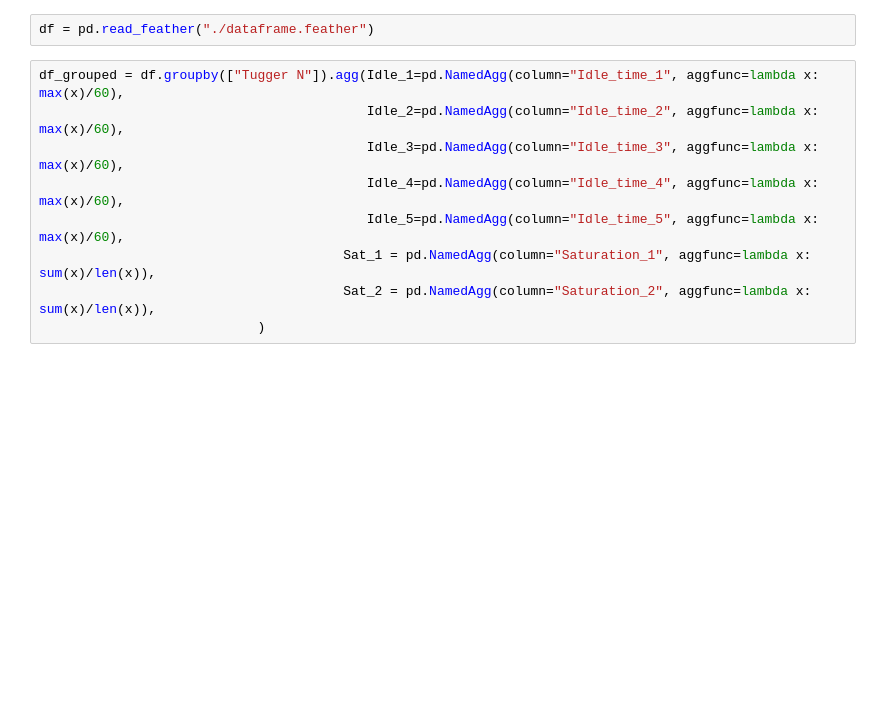
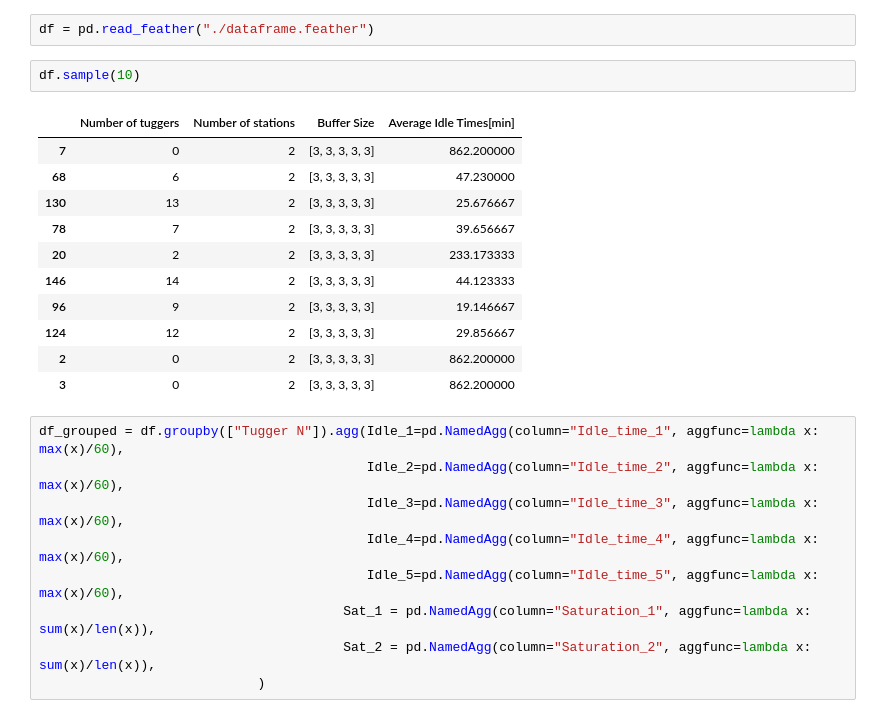
Before and after one commit to MatteoMascheroni1/AdvanceModelingForOperationProject, a Jupyter notebook: code/new code/output/simulation_analysis.ipynb, the cells around one changed output. Saved outputs shown, nothing was run; the diff lists cells and outputs as text; blank space fills up the shorter version.

```diff
--- a/code/new code/output/simulation_analysis.ipynb
+++ b/code/new code/output/simulation_analysis.ipynb
@@ -5,6 +7,20 @@ import matplotlib.pyplot as plt
 df = pd.read_csv("./dataframe.csv")
 # %%
 df = pd.read_feather("./dataframe.feather")
+# %%
+df.sample(10)
+# %% [output]
+|  | Number of tuggers | Number of stations | Buffer Size | Average Idle Times[min] |
+| 7 | 0 | 2 | [3, 3, 3, 3, 3] | 862.200000 |
+| 68 | 6 | 2 | [3, 3, 3, 3, 3] | 47.230000 |
+| 130 | 13 | 2 | [3, 3, 3, 3, 3] | 25.676667 |
+| 78 | 7 | 2 | [3, 3, 3, 3, 3] | 39.656667 |
+| 20 | 2 | 2 | [3, 3, 3, 3, 3] | 233.173333 |
+| 146 | 14 | 2 | [3, 3, 3, 3, 3] | 44.123333 |
+| 96 | 9 | 2 | [3, 3, 3, 3, 3] | 19.146667 |
+| 124 | 12 | 2 | [3, 3, 3, 3, 3] | 29.856667 |
+| 2 | 0 | 2 | [3, 3, 3, 3, 3] | 862.200000 |
+| 3 | 0 | 2 | [3, 3, 3, 3, 3] | 862.200000 |
 # %%
 df_grouped = df.groupby(["Tugger N"]).agg(Idle_1=pd.NamedAgg(column="Idle_time_1", aggfunc=lambda x: max(x)/60),
                                           Idle_2=pd.NamedAgg(column="Idle_time_2", aggfunc=lambda x: max(x)/60),
```
Also changed, not shown: parts of 5 cells of this notebook, 3 other files.
